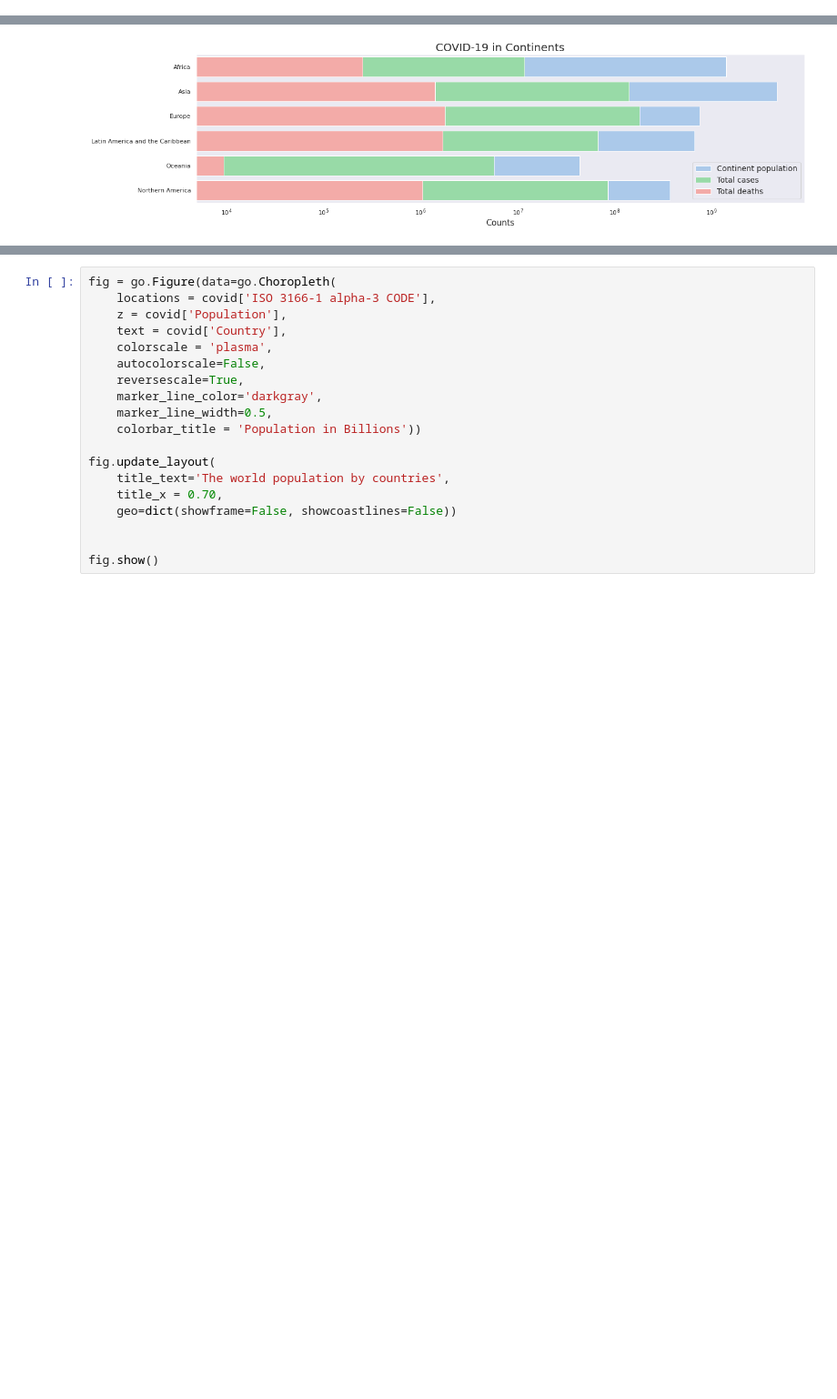
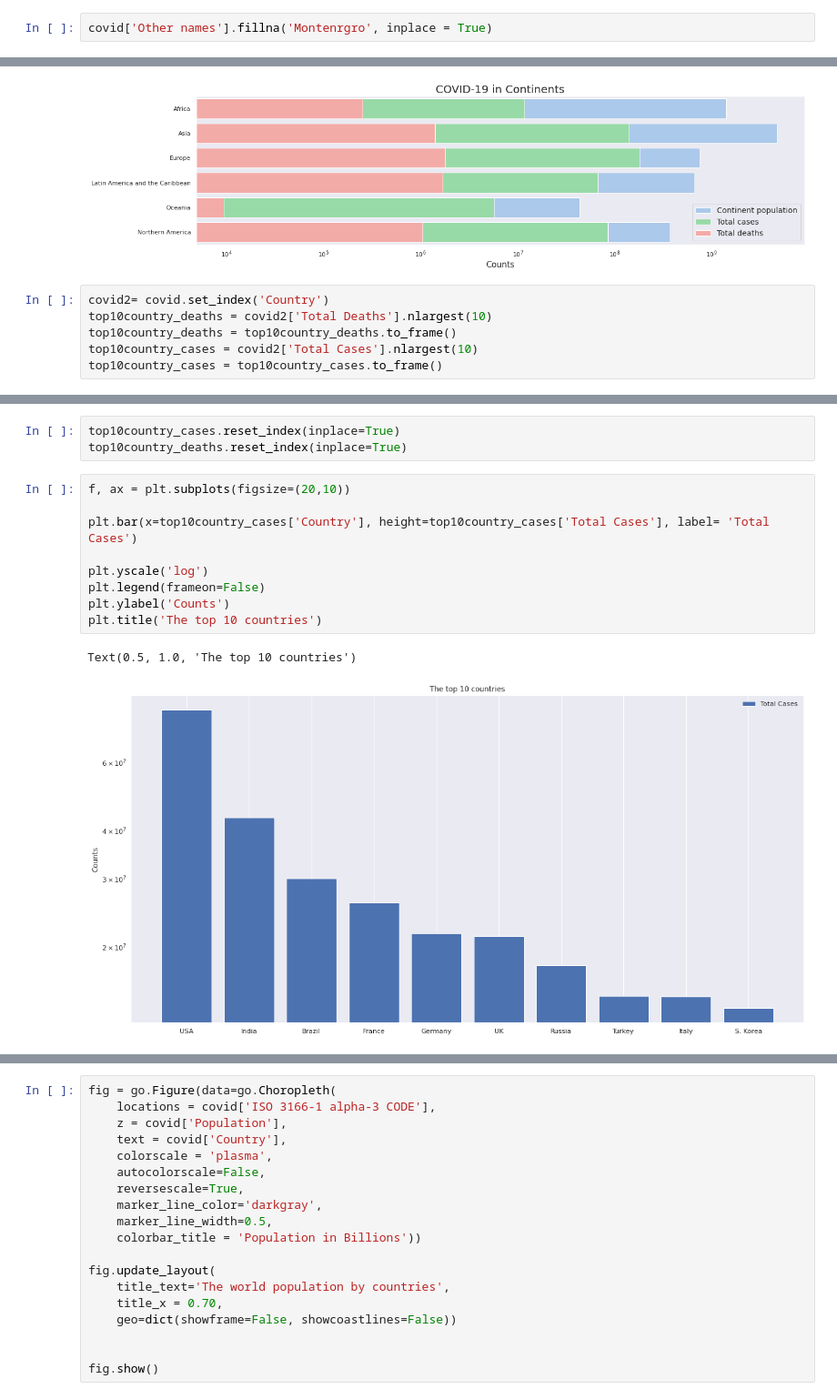
Before and after one commit to DariaPrzytula/Data-Science, a Jupyter notebook: COVID_19_Coronavirus_Pandemic.ipynb, the cells around one changed output, grey strips where cells are left out. Shown at 91% size. Saved outputs shown, nothing was run; the diff lists cells and outputs as text; blank space fills up the shorter version.

```diff
--- a/COVID_19_Coronavirus_Pandemic.ipynb
+++ b/COVID_19_Coronavirus_Pandemic.ipynb
@@ -21,3 +46,5 @@ covid.head()
+# %%
+covid['Other names'].fillna('Montenrgro', inplace = True)
 # %%
 covid.info()
 # %% [output]
@@ -147,3 +169,9 @@ plt.legend(fontsize=14)
 plt.grid(False)
 # %% [output]
 [figure]
+# %%
+covid2= covid.set_index('Country')
+top10country_deaths = covid2['Total Deaths'].nlargest(10)
+top10country_deaths = top10country_deaths.to_frame()
+top10country_cases = covid2['Total Cases'].nlargest(10)
+top10country_cases = top10country_cases.to_frame()
@@ -149,0 +206,15 @@ plt.grid(False)
+# %%
+top10country_cases.reset_index(inplace=True)
+top10country_deaths.reset_index(inplace=True)
+# %%
+f, ax = plt.subplots(figsize=(20,10))
+
+plt.bar(x=top10country_cases['Country'], height=top10country_cases['Total Cases'], label= 'Total Cases')
+
+plt.yscale('log')
+plt.legend(frameon=False)
+plt.ylabel('Counts')
+plt.title('The top 10 countries')
+# %% [output]
+Text(0.5, 1.0, 'The top 10 countries')
+[figure, added]
```
Also changed, not shown: parts of 8 cells of this notebook.
